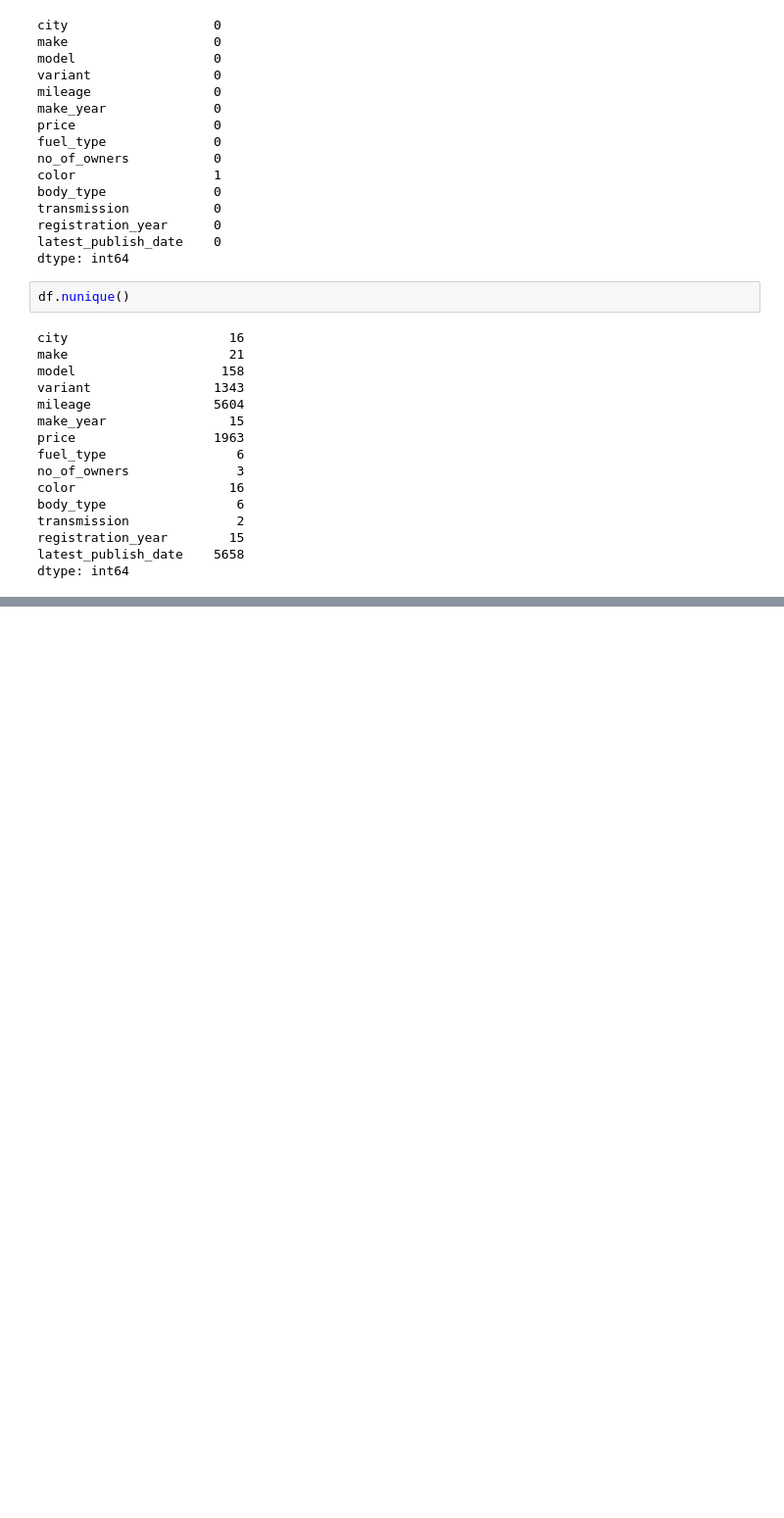
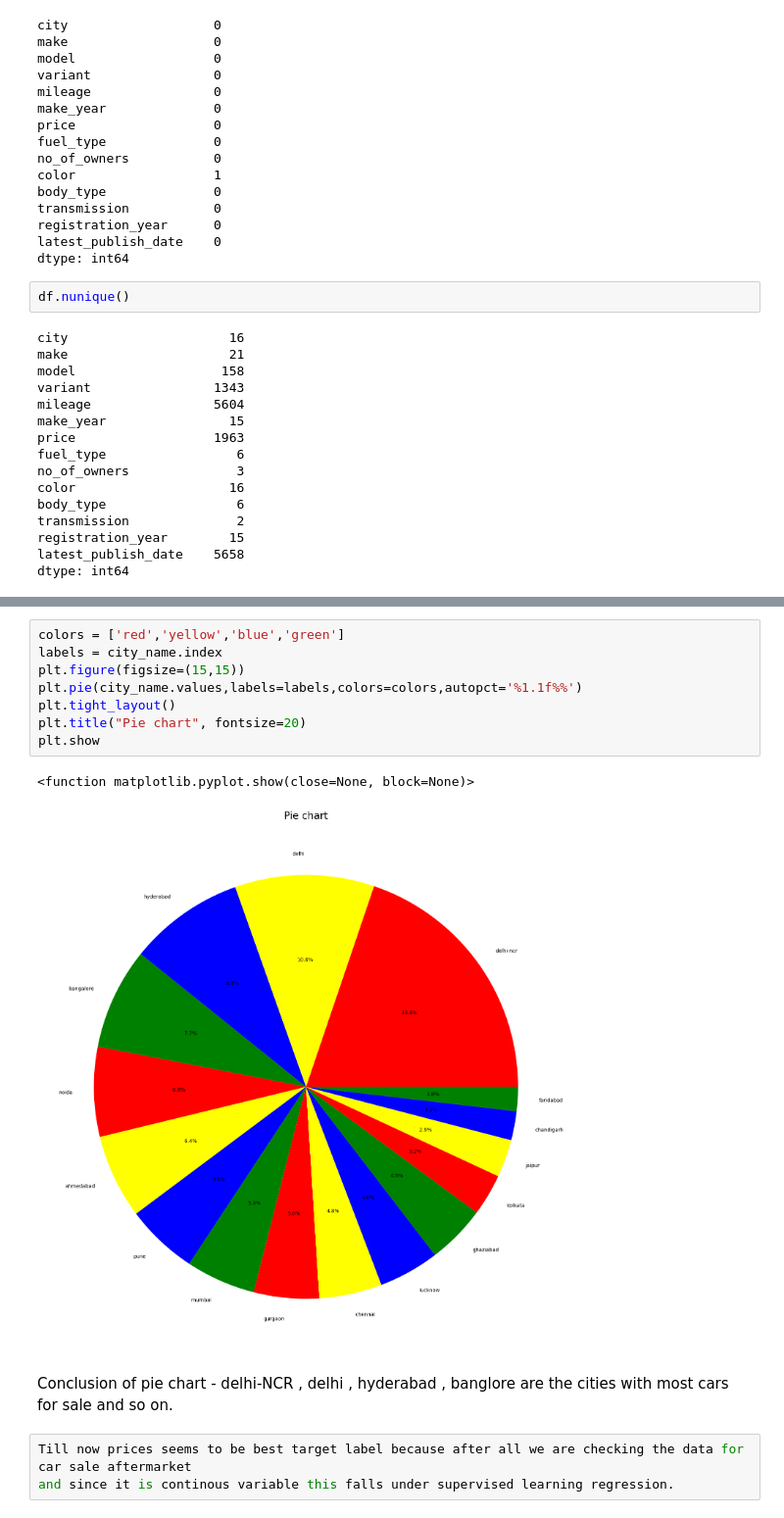
Before and after one commit to paras0583/car_resail_analysis_by_paras0583, a Jupyter notebook: car_data/EDA.ipynb, the cells around one changed output, grey strips where cells are left out. Shown at 98% size. Saved outputs shown, nothing was run; the diff lists cells and outputs as text; blank space fills up the shorter version.

```diff
--- a/car_data/EDA.ipynb
+++ b/car_data/EDA.ipynb
@@ -107,0 +152,16 @@ df.describe()
+# %%
+colors = ['red','yellow','blue','green']
+labels = city_name.index
+plt.figure(figsize=(15,15))
+plt.pie(city_name.values,labels=labels,colors=colors,autopct='%1.1f%%')
+plt.tight_layout()
+plt.title("Pie chart", fontsize=20)
+plt.show
+# %% [output]
+<function matplotlib.pyplot.show(close=None, block=None)>
+[figure, added]
+# %% [markdown]
+Conclusion of pie chart - delhi-NCR , delhi , hyderabad , banglore are the cities with most cars for sale and so on.
+# %%
+Till now prices seems to be best target label because after all we are checking the data for car sale aftermarket
+and since it is continous variable this falls under supervised learning regression.
```
Also changed, not shown: parts of 22 cells of this notebook.
